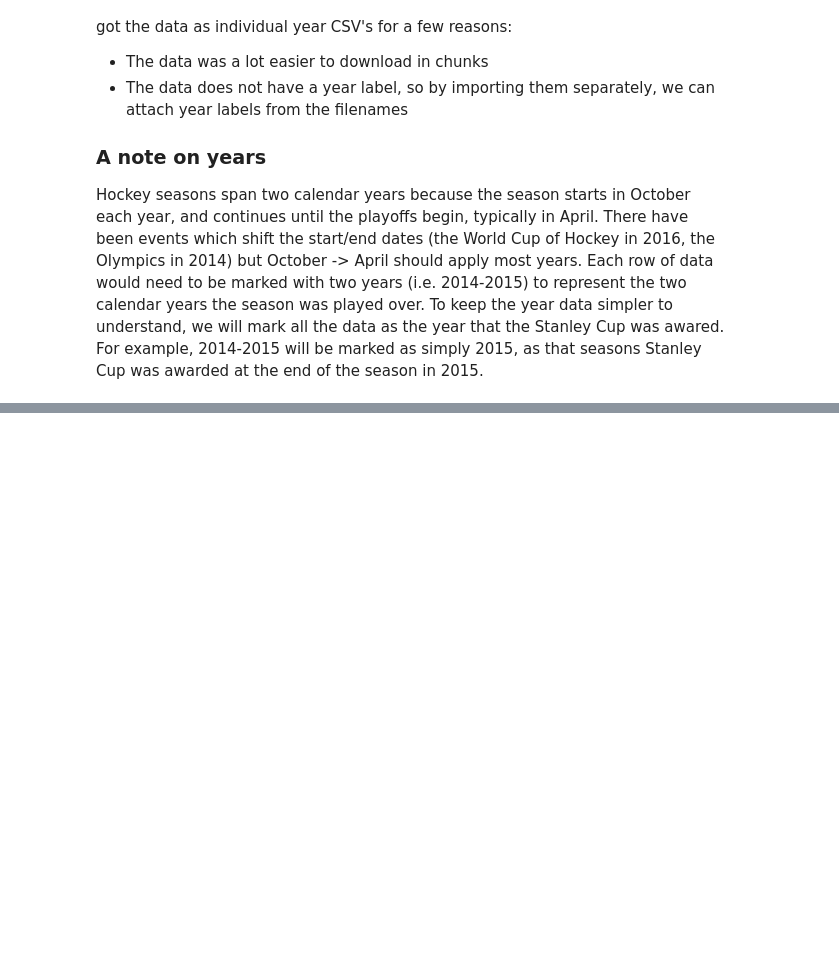
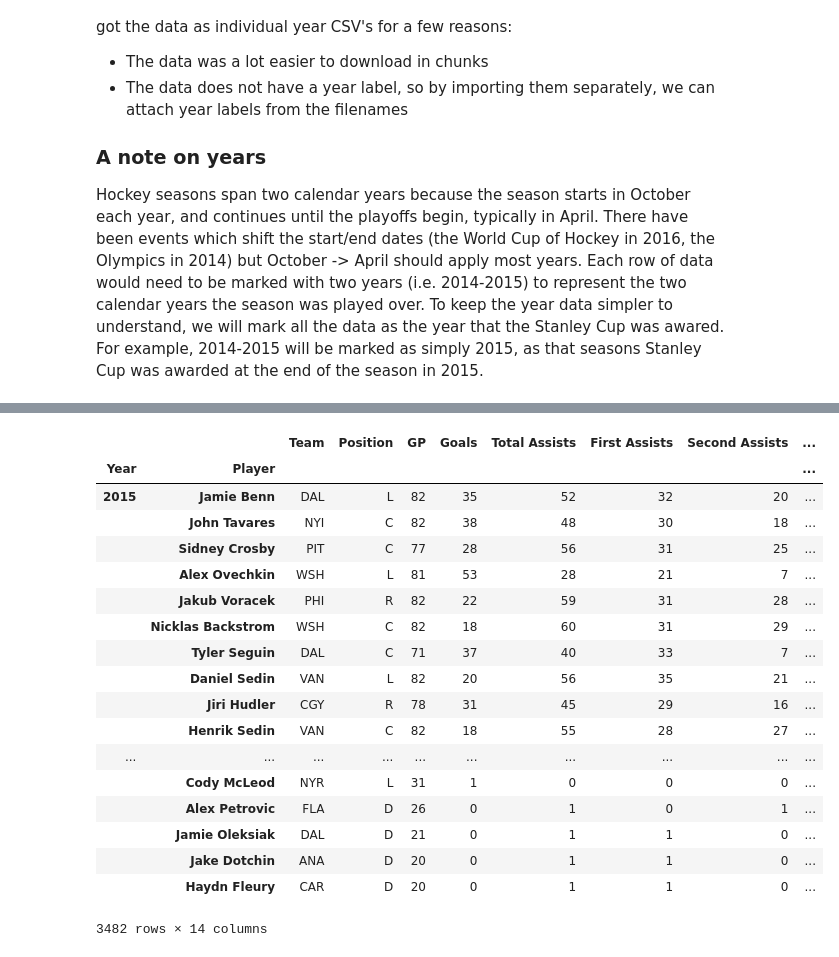
Before and after one commit to prabuddhdixit/data-analysis-hockey, a Jupyter notebook: data-analysis.ipynb, the cells around one changed output, grey strips where cells are left out. Drawn from its saved outputs; the diff is of its cells as text; code cells hidden in the pictures; blank space fills up the shorter version.

Commit message:
doing some more data cleaning, adding additional columns

```diff
--- a/data-analysis.ipynb
+++ b/data-analysis.ipynb
@@ -25,14 +30,19 @@ def read_data(filename):
         filename,
         usecols=[
             "Player",
+            "Team",
+            "Position",
             "GP",
             "Goals",
             "Total Assists",
             "First Assists",
             "Second Assists",
             "Total Points",
+            "iCF",
             "Shots",
             "SH%",
+            "Hits",
+            "Hits Taken",
         ]
     )
     return data
@@ -47,17 +57,24 @@ def clean_data(data, year):
     # Attach the year as a column
     data["Year"] = year
 
+    # Rename iCF to Shot Attempts to be clearer
+    data["Shot Attempts"] = data["iCF"]
+
+    data.drop("iCF", axis=1)
+
+    data["Position"] = data["Position"].apply()
+
     # Set the index to be a combo of player and year
     data = data.set_index(["Year", "Player"])
 
     return data
 # %%
 # Read all of our data
-fourteen_fifteen = read_data('./yearly-data/14-15.csv')
-fifteen_sixteen = read_data('./yearly-data/15-16.csv')
-sixteen_seventeen = read_data('./yearly-data/16-17.csv')
-seventeen_eighteen = read_data('./yearly-data/17-18.csv')
-eighteen_nineteen = read_data('./yearly-data/18-19.csv')
+fourteen_fifteen = read_data('./yearly-player-data/14-15.csv')
+fifteen_sixteen = read_data('./yearly-player-data/15-16.csv')
+sixteen_seventeen = read_data('./yearly-player-data/16-17.csv')
+seventeen_eighteen = read_data('./yearly-player-data/17-18.csv')
+eighteen_nineteen = read_data('./yearly-player-data/18-19.csv')
 # %%
 # Clean all of our data
 fourteen_fifteen = clean_data(fourteen_fifteen, "2015")
@@ -67,7 +84,7 @@ seventeen_eighteen = clean_data(seventeen_eighteen, "2018")
 eighteen_nineteen = clean_data(eighteen_nineteen, "2019")
 # %%
 # Combine all of Data Frames together
-hockey_data = fourteen_fifteen.append([
+player_data = fourteen_fifteen.append([
     fifteen_sixteen,
     sixteen_seventeen,
     seventeen_eighteen,
@@ -84,0 +93,22 @@ hockey_data = fourteen_fifteen.append([
+# %%
+player_data
+# %% [output]
+|  |  | Team | Position | GP | Goals | Total Assists | First Assists | Second Assists | ... |
+| Year | Player |  |  |  |  |  |  |  | ... |
+| 2015 | Jamie Benn | DAL | L | 82 | 35 | 52 | 32 | 20 | ... |
+|  | John Tavares | NYI | C | 82 | 38 | 48 | 30 | 18 | ... |
+|  | Sidney Crosby | PIT | C | 77 | 28 | 56 | 31 | 25 | ... |
+|  | Alex Ovechkin | WSH | L | 81 | 53 | 28 | 21 | 7 | ... |
+|  | Jakub Voracek | PHI | R | 82 | 22 | 59 | 31 | 28 | ... |
+|  | Nicklas Backstrom | WSH | C | 82 | 18 | 60 | 31 | 29 | ... |
+|  | Tyler Seguin | DAL | C | 71 | 37 | 40 | 33 | 7 | ... |
+|  | Daniel Sedin | VAN | L | 82 | 20 | 56 | 35 | 21 | ... |
+|  | Jiri Hudler | CGY | R | 78 | 31 | 45 | 29 | 16 | ... |
+|  | Henrik Sedin | VAN | C | 82 | 18 | 55 | 28 | 27 | ... |
+| ... | ... | ... | ... | ... | ... | ... | ... | ... | ... |
+|  | Cody McLeod | NYR | L | 31 | 1 | 0 | 0 | 0 | ... |
+|  | Alex Petrovic | FLA | D | 26 | 0 | 1 | 0 | 1 | ... |
+|  | Jamie Oleksiak | DAL | D | 21 | 0 | 1 | 1 | 0 | ... |
+|  | Jake Dotchin | ANA | D | 20 | 0 | 1 | 1 | 0 | ... |
+|  | Haydn Fleury | CAR | D | 20 | 0 | 1 | 1 | 0 | ... |
+3482 rows × 14 columns
```
Also changed, not shown: parts of 2 cells of this notebook.
